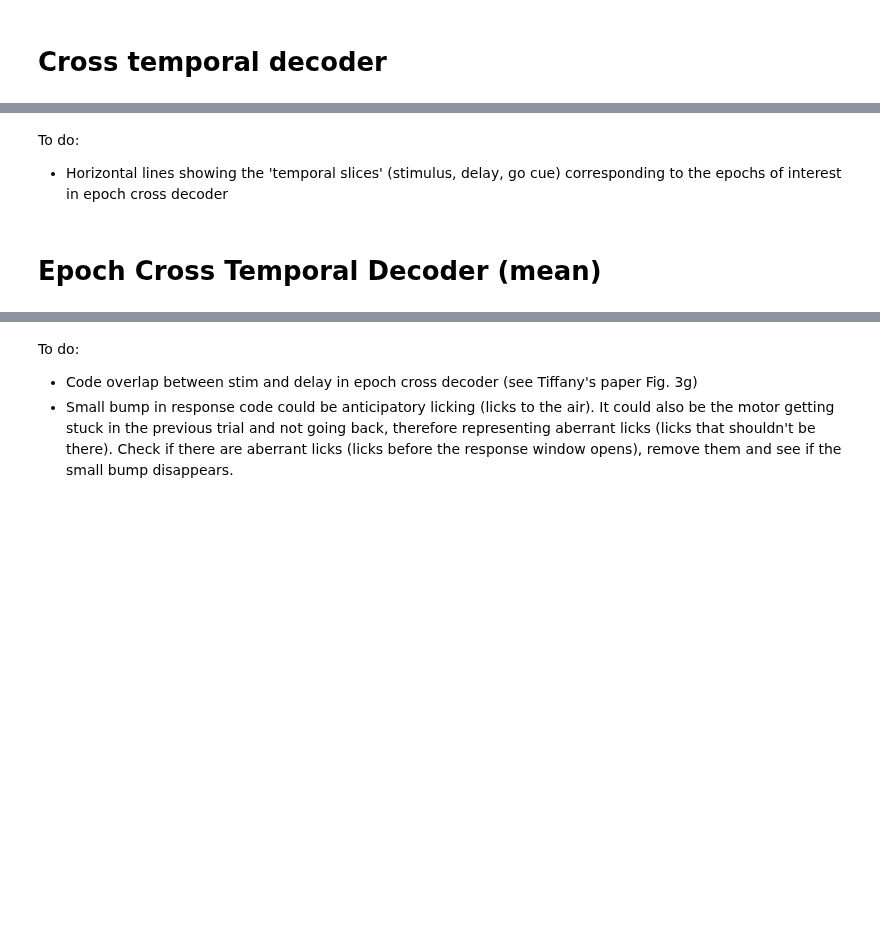
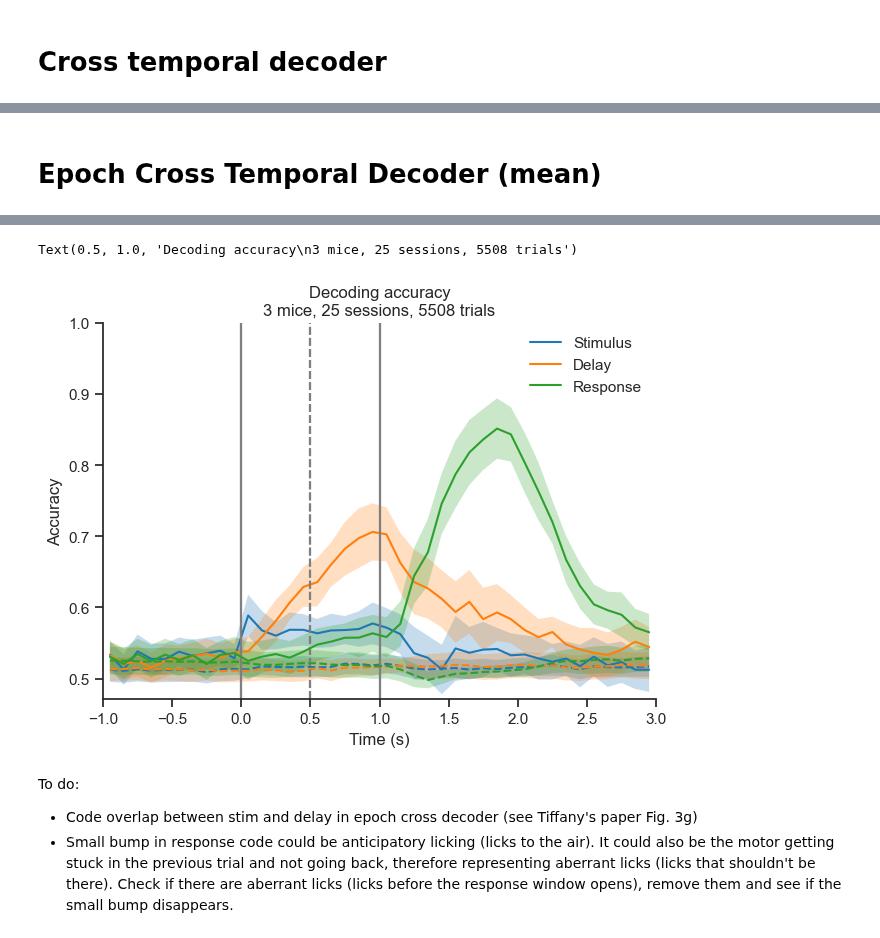
Before and after one commit to 3leni0n/PycharmProjects, a Jupyter notebook: ephys/decoder/notebook.ipynb, the cells around one changed output, grey strips where cells are left out. Saved outputs shown, nothing was run; the diff lists cells and outputs as text; code cells hidden in the pictures; blank space fills up the shorter version.

```diff
--- a/ephys/decoder/notebook.ipynb
+++ b/ephys/decoder/notebook.ipynb
@@ -312,6 +184,3 @@ Disengagement in trial 220
-# %% [markdown]
-To do:
-- Horizontal lines showing the 'temporal slices' (stimulus, delay, go cue) corresponding to the epochs of interest in epoch cross decoder
 # %% [markdown]
 # Epoch Cross Temporal Decoder (mean)
 # %%
@@ -331,11 +200,17 @@ for subj in subjects:
     # results_resp = mean_decoder(kind='epoch', epoch='resp', save=True)
 
     # Load mean epoch cross decoder results across sessions
-    with open(Path(folder_parent / subj / 'results_mean_epoch_cross_decoder_stim.pkl'), 'rb') as f:
+    # filename_stim = 'results_mean_epoch_cross_decoder_stim.pkl'
+    # filename_delay = 'results_mean_epoch_cross_decoder_delay.pkl'
+    # filename_resp = 'results_mean_epoch_cross_decoder_resp.pkl'
+    filename_stim = 'stim_epoch_decoder_stim_hit_only_engaged.pkl'
+    filename_delay = 'stim_epoch_decoder_delay_hit_only_engaged.pkl'
+    filename_resp = 'stim_epoch_decoder_resp_hit_only_engaged.pkl'
+    with open(Path(folder_parent / subj / filename_stim), 'rb') as f:
         results_stim = pickle.load(f)
-    with open(Path(folder_parent / subj / 'results_mean_epoch_cross_decoder_delay.pkl'), 'rb') as f:
+    with open(Path(folder_parent / subj / filename_delay), 'rb') as f:
         results_delay = pickle.load(f)
-    with open(Path(folder_parent / subj /'results_mean_epoch_cross_decoder_resp.pkl'), 'rb') as f:
+    with open(Path(folder_parent / subj / filename_resp), 'rb') as f:
         results_resp = pickle.load(f)
 
     for k in keys:
@@ -363,6 +238,6 @@ plot_mean_epoch_cross_decoder(mean_results_delay, epoch='delay', errorbar='ci',
 plot_mean_epoch_cross_decoder(mean_results_resp, epoch='resp', errorbar='ci', z_null=False)
 n_sessions = len(mean_results['acc'])
 n_trials = np.sum([mean_results['acc'][i].shape[0] for i in range(len(mean_results['acc']))])
-# plt.title(f'Decoding accuracy\n'
-#           f'{len(subjects)} mice, {n_sessions} sessions, {n_trials} trials')
+plt.title(f'Decoding accuracy\n'
+          f'{len(subjects)} mice, {n_sessions} sessions, {n_trials} trials')
 # %% [output]
@@ -370,3 +244,5 @@ n_trials = np.sum([mean_results['acc'][i].shape[0] for i in range(len(mean_resul
+Text(0.5, 1.0, 'Decoding accuracy\n3 mice, 25 sessions, 5508 trials')
+[figure, added]
 # %% [markdown]
 To do:
 - Code overlap between stim and delay in epoch cross decoder (see Tiffany's paper Fig. 3g)
```
Also changed, not shown: parts of 8 cells of this notebook, 1 other file.
